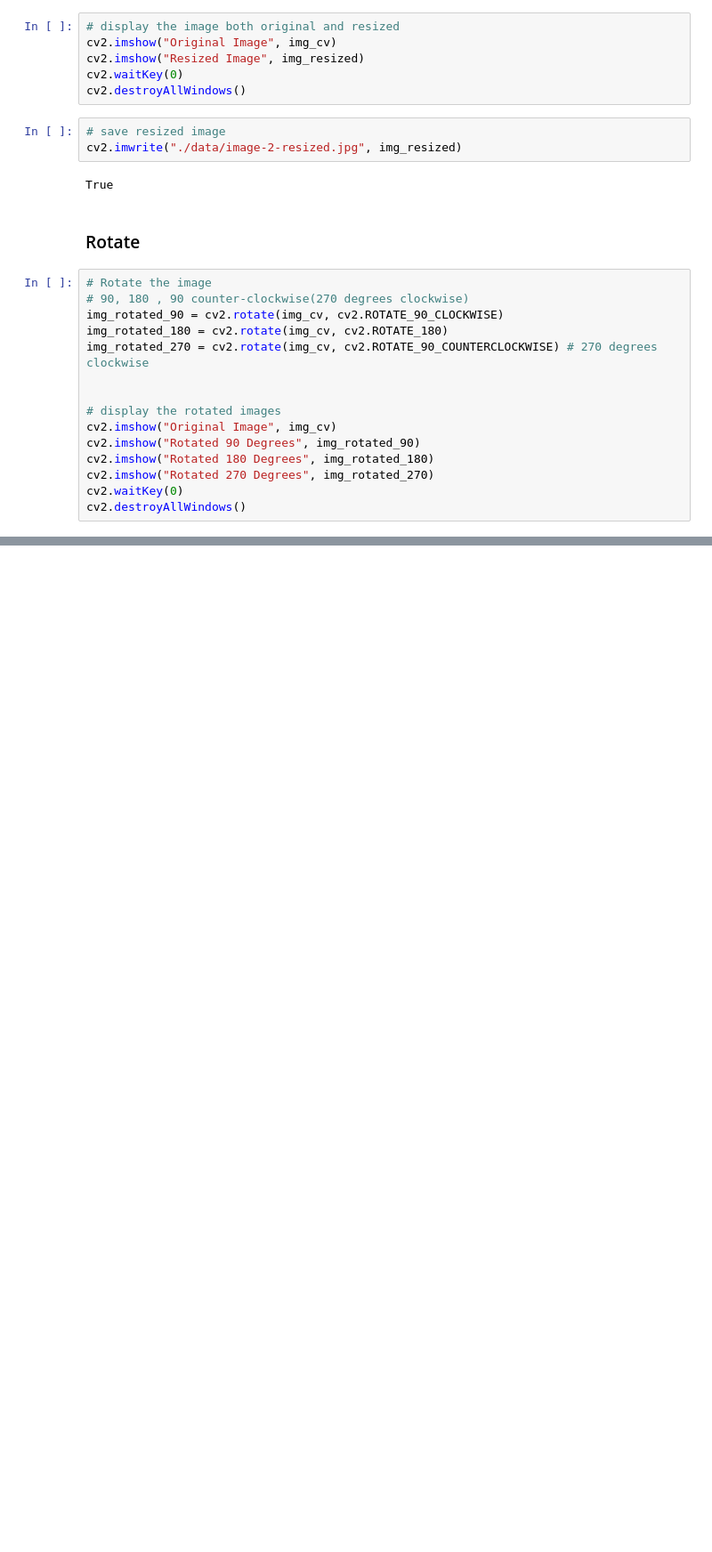
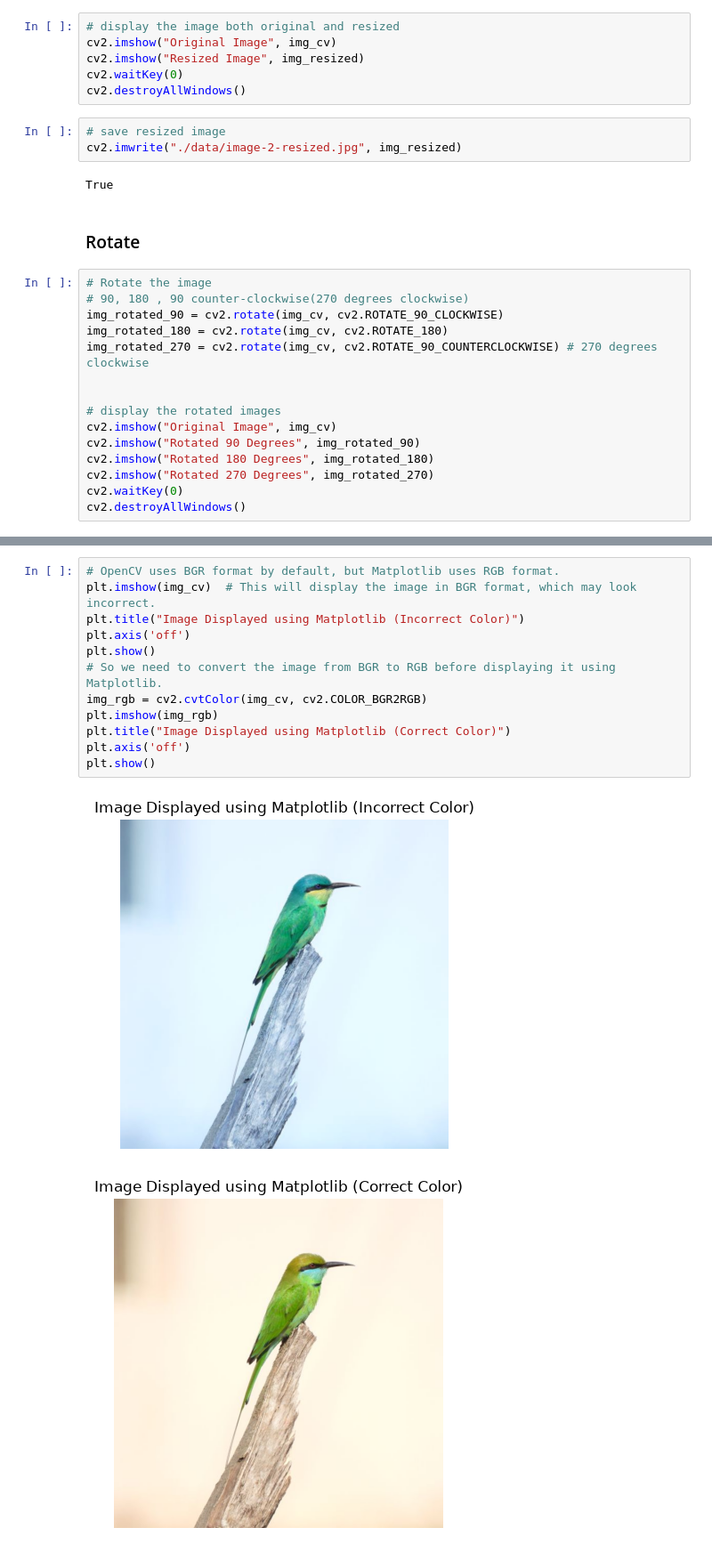
Before and after one commit to vedicskill/custom-yolo-train, a Jupyter notebook: 1-opencv-foundation/image-preprocessing.ipynb, the cells around one changed output, grey strips where cells are left out. Shown at 89% size. Cells and saved outputs as stored; diff of their text form; blank space fills up the shorter version.

```diff
--- a/1-opencv-foundation/image-preprocessing.ipynb
+++ b/1-opencv-foundation/image-preprocessing.ipynb
@@ -53,0 +62,15 @@ cv2.destroyAllWindows()
+# %%
+# OpenCV uses BGR format by default, but Matplotlib uses RGB format.
+plt.imshow(img_cv)  # This will display the image in BGR format, which may look incorrect.
+plt.title("Image Displayed using Matplotlib (Incorrect Color)")
+plt.axis('off')
+plt.show()
+# So we need to convert the image from BGR to RGB before displaying it using Matplotlib.
+img_rgb = cv2.cvtColor(img_cv, cv2.COLOR_BGR2RGB)
+plt.imshow(img_rgb)
+plt.title("Image Displayed using Matplotlib (Correct Color)")
+plt.axis('off')
+plt.show()
+# %% [output]
+[figure, added]
+[figure, added]
```
Also changed, not shown: parts of 8 cells of this notebook, 7 other files.
